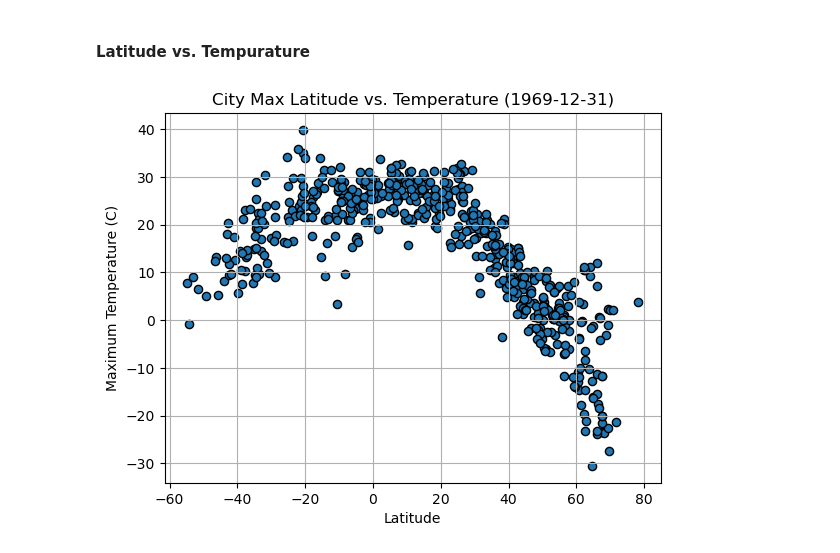
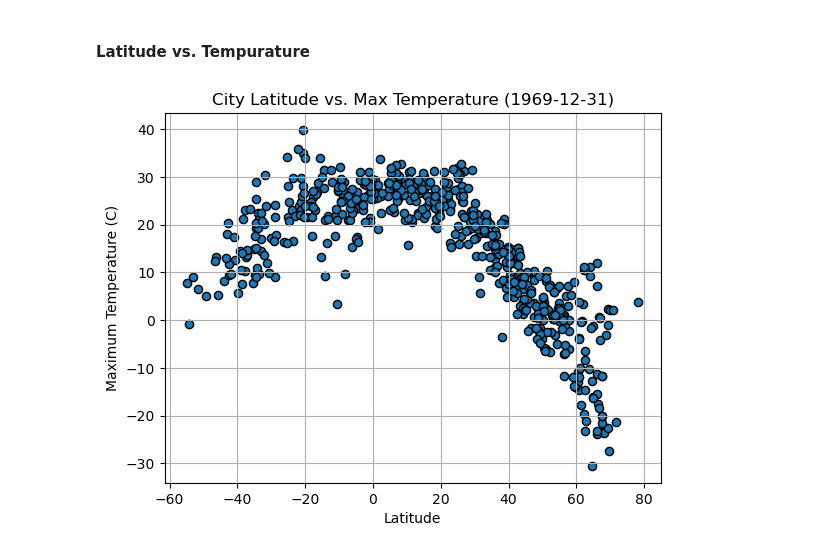
Before and after one commit to brianna-mitri/python-api-challenge, a Jupyter notebook: WeatherPy/WeatherPy.ipynb, the cells around one changed output. Saved outputs shown, nothing was run; the diff lists cells and outputs as text; code cells hidden in the pictures.

```diff
--- a/WeatherPy/WeatherPy.ipynb
+++ b/WeatherPy/WeatherPy.ipynb
@@ -259,19 +259,19 @@ city_data_df.head()
 # %% [markdown]
 #### Latitude vs. Tempurature
 # %%
-# get current date from first date value
+# get current date from first date value to display
 current_date = pd.to_datetime(city_data_df.iloc[0, 5]).strftime('%Y-%m-%d')
 
 # create scatter plot with customization
 city_data_df.plot(kind='scatter', x='Lat', y='Max Temp',
-                  title=f'City Max Latitude vs. Temperature ({current_date})',
+                  title=f'City Latitude vs. Max Temperature ({current_date})',
                   xlabel='Latitude', ylabel='Maximum Temperature (C)',
                   grid=True, edgecolors='black', s=35)
 
 # save figure
 plt.savefig(f"{output_path}/Fig1.png")
 
 # show plot
 plt.show()
 # %% [output]
-[figure, old version]
+[figure, new version]
```
Also changed, not shown: parts of 7 cells of this notebook, 4 other files.
